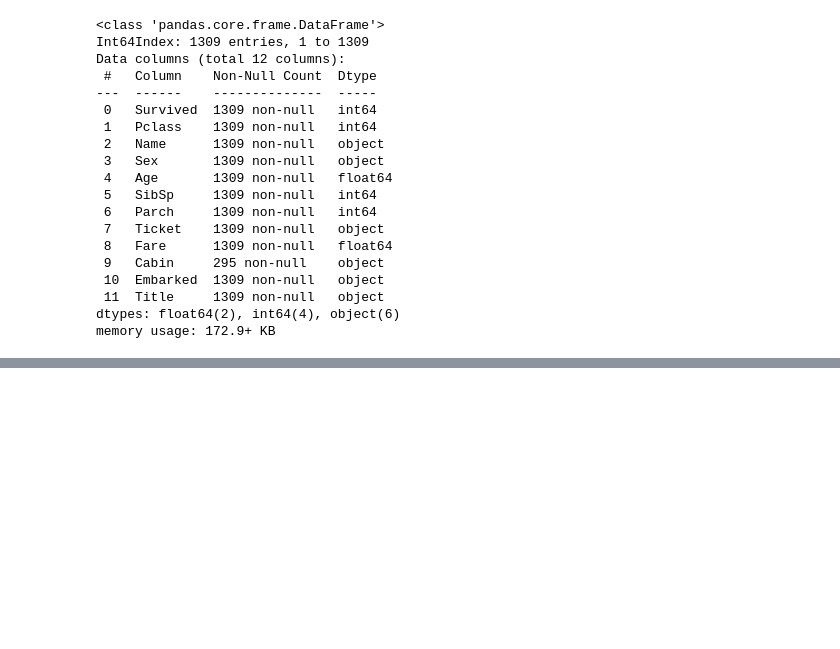
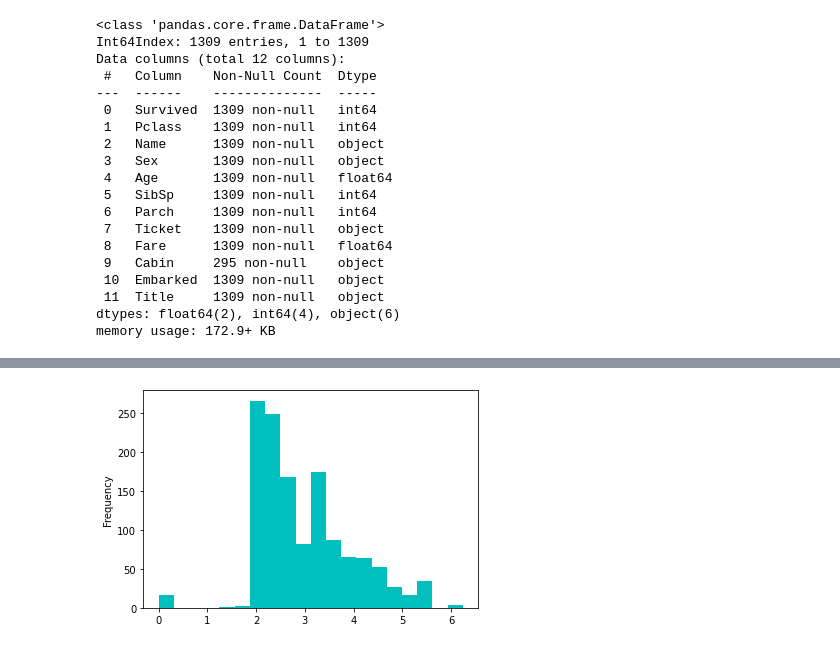
Before and after one commit to biljana-zobenica/titanic, a Jupyter notebook: notebooks/2.0-bz-exploring-processing-data.ipynb, the cells around one changed output, grey strips where cells are left out. Saved outputs shown, nothing was run; the diff lists cells and outputs as text; code cells hidden in the pictures; blank space fills up the shorter version.

```diff
--- a/notebooks/2.0-bz-exploring-processing-data.ipynb
+++ b/notebooks/2.0-bz-exploring-processing-data.ipynb
@@ -883,0 +927,8 @@ memory usage: 172.9+ KB
+# %%
+# Try some transformations to reduce the skewness
+LogFare = np.log(df.Fare + 1.0) # Adding 1 to accomodate zero fares : log(0) is not defined
+# %%
+# Histogram of LogFare
+LogFare.plot(kind='hist', color='c', bins=20);
+# %% [output]
+[figure, added]
```
Also changed, not shown: parts of 12 cells of this notebook.
